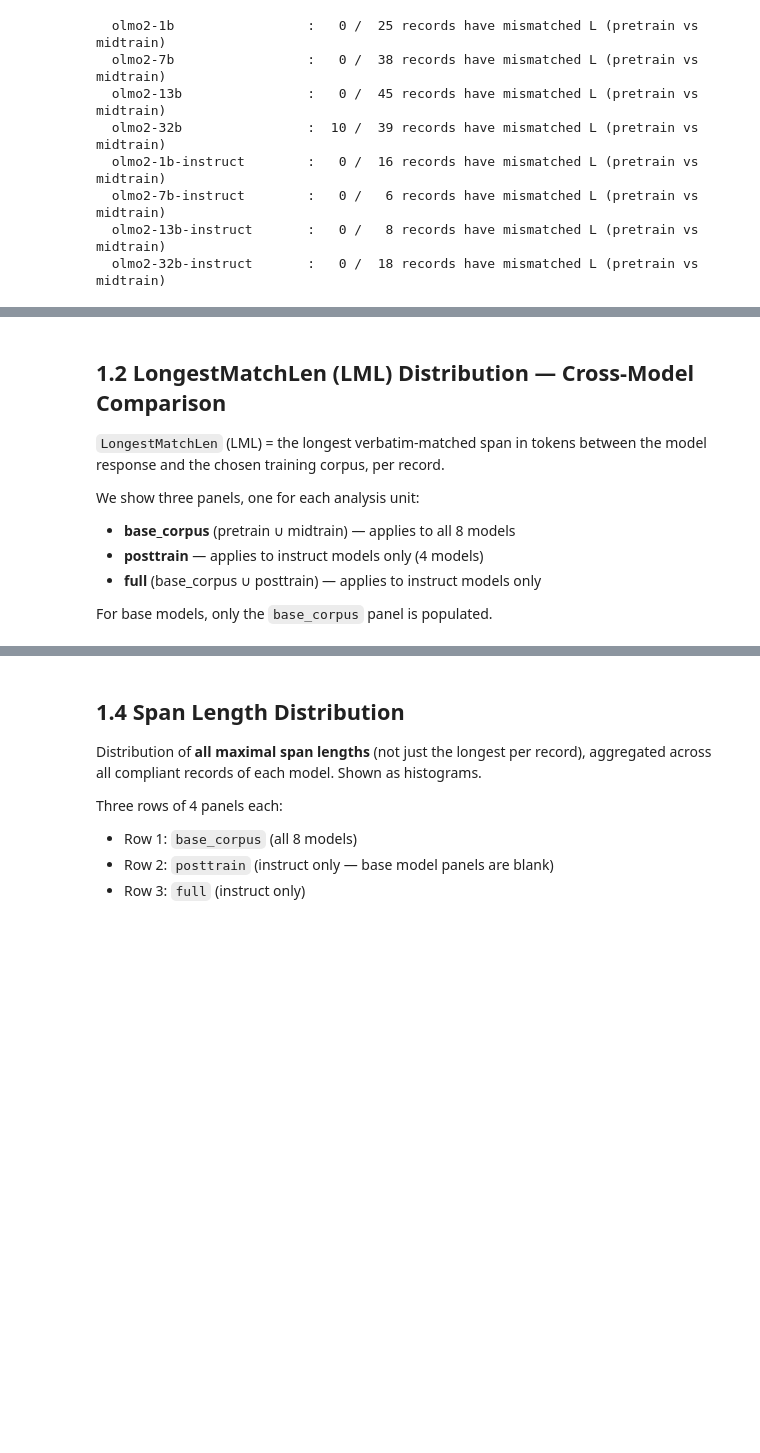
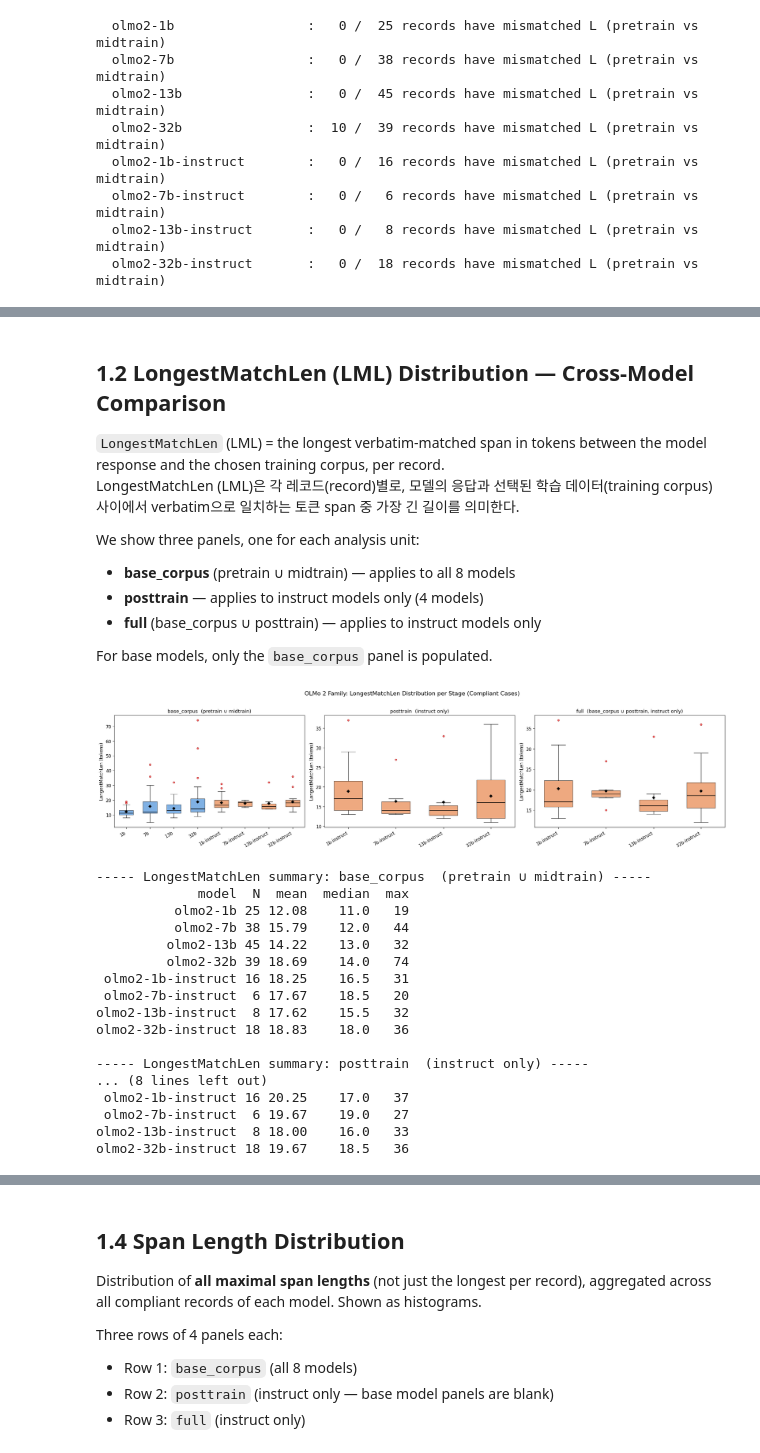
Before and after one commit to thillai-c/pretraining-trace, a Jupyter notebook: analysis/analyze_e1_olmo2_v1.ipynb, the cells around one changed output, grey strips where cells are left out. Saved outputs shown, nothing was run; the diff lists cells and outputs as text; code cells hidden in the pictures; blank space fills up the shorter version.

```diff
--- a/analysis/analyze_e1_olmo2_v1.ipynb
+++ b/analysis/analyze_e1_olmo2_v1.ipynb
@@ -542,6 +583,7 @@ for mk in order:
 
 `LongestMatchLen` (LML) = the longest verbatim-matched span in tokens between the model
 response and the chosen training corpus, per record.
+LongestMatchLen (LML)은 각 레코드(record)별로, 모델의 응답과 선택된 학습 데이터(training corpus) 사이에서 verbatim으로 일치하는 토큰 span 중 가장 긴 길이를 의미한다.
 
 We show three panels, one for each analysis unit:
 
@@ -568,42 +610,77 @@ def boxplot_lml(stage, ax, title):
         ax.set_title(title, fontsize=11)
         return
 
-    bp = ax.boxplot(data, labels=labels, patch_artist=True,
-                    showmeans=True, meanprops={'marker': 'D', 'markerfacecolor': 'black',
-                                                'markeredgecolor': 'black', 'markersize': 5})
+    bp = ax.boxplot(
+        data, labels=labels, patch_artist=True, showmeans=True,
+        meanprops={'marker': 'D', 'markerfacecolor': 'black',
+                'markeredgecolor': 'black', 'markersize': 4},      # 6 → 4
+        flierprops={'marker': 'o', 'markerfacecolor': 'red',
+                    'markeredgecolor': 'darkred', 'markersize': 4, 'alpha': 0.6},  # 5 → 4
+        medianprops={'color': 'black', 'linewidth': 1.2},             # 2.0 → 1.2
+        whiskerprops={'color': 'black', 'linewidth': 0.8},            # 1.5 → 0.8
+        capprops={'color': 'black', 'linewidth': 0.8},                # 1.5 → 0.8
+        boxprops={'edgecolor': 'black', 'linewidth': 0.8},            # 1.2 → 0.8
+        widths=0.6,
+    )
+
     for patch, c in zip(bp['boxes'], colors):
         patch.set_facecolor(c)
         patch.set_alpha(0.7)
     ax.set_ylabel('LongestMatchLen (tokens)', fontsize=10)
     ax.set_title(title, fontsize=11)
     ax.grid(axis='y', alpha=0.3)
     plt.setp(ax.get_xticklabels(), rotation=30, ha='right')
 
 fig, axes = plt.subplots(1, 3, figsize=(20, 5))
 boxplot_lml('base_corpus', axes[0], 'base_corpus  (pretrain ∪ midtrain)')
 boxplot_lml('posttrain',   axes[1], 'posttrain  (instruct only)')
 boxplot_lml('full',        axes[2], 'full  (base_corpus ∪ posttrain, instruct only)')
 plt.suptitle('OLMo 2 Family: LongestMatchLen Distribution per Stage (Compliant Cases)',
              fontsize=13, y=1.02)
 plt.tight_layout()
 plt.show()
 
 # Numeric table: per-model LML mean/median/max for each stage
-print("\n----- LongestMatchLen summary per (model, stage) -----")
-rows = []
-for model_key in order:
-    sub = df[df['model'] == model_key]
-    for stage in ['base_corpus', 'posttrain', 'full']:
+stages = ['base_corpus', 'posttrain', 'full']
+stage_titles = {
+    'base_corpus': 'base_corpus  (pretrain ∪ midtrain)',
+    'posttrain':   'posttrain  (instruct only)',
+    'full':        'full  (base_corpus ∪ posttrain, instruct only)',
+}
+
+for stage in stages:
+    rows = []
+    for model_key in order:
+        sub = df[df['model'] == model_key]
         col = f'LongestMatchLen_{stage}'
         vals = sub[col].dropna()
         if len(vals) == 0:
             continue
         rows.append({
             'model':  model_key,
-            'stage':  stage,
             'N':      len(vals),
             'mean':   round(vals.mean(),   2),
             'median': round(vals.median(), 1),
             'max':    int(vals.max()),
         })
-print(pd.DataFrame(rows).to_string(index=False))
+    print(f"\n----- LongestMatchLen summary: {stage_titles[stage]} -----")
+    print(pd.DataFrame(rows).to_string(index=False))
+# %% [output]
+[figure, added]
+----- LongestMatchLen summary: base_corpus  (pretrain ∪ midtrain) -----
+             model  N  mean  median  max
+          olmo2-1b 25 12.08    11.0   19
+          olmo2-7b 38 15.79    12.0   44
+         olmo2-13b 45 14.22    13.0   32
+         olmo2-32b 39 18.69    14.0   74
+ olmo2-1b-instruct 16 18.25    16.5   31
+ olmo2-7b-instruct  6 17.67    18.5   20
+olmo2-13b-instruct  8 17.62    15.5   32
+olmo2-32b-instruct 18 18.83    18.0   36
+
+----- LongestMatchLen summary: posttrain  (instruct only) -----
+... (8 lines left out)
+ olmo2-1b-instruct 16 20.25    17.0   37
+ olmo2-7b-instruct  6 19.67    19.0   27
+olmo2-13b-instruct  8 18.00    16.0   33
+olmo2-32b-instruct 18 19.67    18.5   36
```
Also changed, not shown: parts of 33 cells of this notebook, 15 other files.
